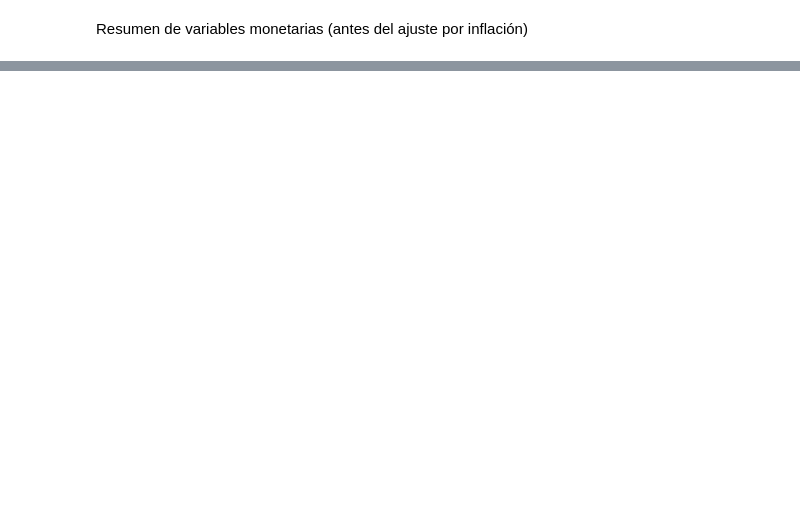
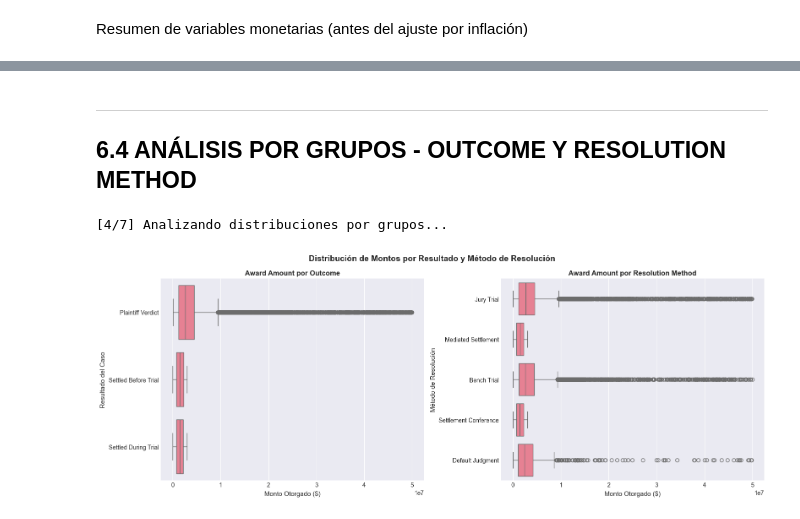
Before and after one commit to ElBrancho04/Analisis-Estadistico-Juicios-Civiles-en-EU, a Jupyter notebook: proyecto_juicios_civiles.ipynb, the cells around one changed output, grey strips where cells are left out. Saved outputs shown, nothing was run; the diff lists cells and outputs as text; code cells hidden in the pictures; blank space fills up the shorter version.

```diff
--- a/proyecto_juicios_civiles.ipynb
+++ b/proyecto_juicios_civiles.ipynb
@@ -314,0 +674,31 @@ print("="*80)
+# %% [markdown]
+------------------------------------------------------------------------------
+6.4 ANÁLISIS POR GRUPOS - OUTCOME Y RESOLUTION METHOD
+------------------------------------------------------------------------------
+# %%
+print("\n[4/7] Analizando distribuciones por grupos...")
+# %% [output]
+[4/7] Analizando distribuciones por grupos...
+# %%
+# Filtrar solo casos con compensación
+df_with_award = df[df['Award_Amount'] > 0].copy()
+
+fig, axes = plt.subplots(1, 2, figsize=(16, 6))
+fig.suptitle('Distribución de Montos por Resultado y Método de Resolución', fontsize=14, fontweight='bold')
+
+# Por Outcome
+sns.boxplot(data=df_with_award, y='Outcome', x='Award_Amount', ax=axes[0])
+axes[0].set_xlabel('Monto Otorgado ($)', fontsize=11)
+axes[0].set_ylabel('Resultado del Caso', fontsize=11)
+axes[0].set_title('Award Amount por Outcome', fontweight='bold')
+
+# Por Resolution Method
+sns.boxplot(data=df_with_award, y='Resolution_Method', x='Award_Amount', ax=axes[1])
+axes[1].set_xlabel('Monto Otorgado ($)', fontsize=11)
+axes[1].set_ylabel('Método de Resolución', fontsize=11)
+axes[1].set_title('Award Amount por Resolution Method', fontweight='bold')
+
+plt.tight_layout()
+plt.show()
+# %% [output]
+[figure, added]
```
Also changed, not shown: parts of 47 cells of this notebook.
